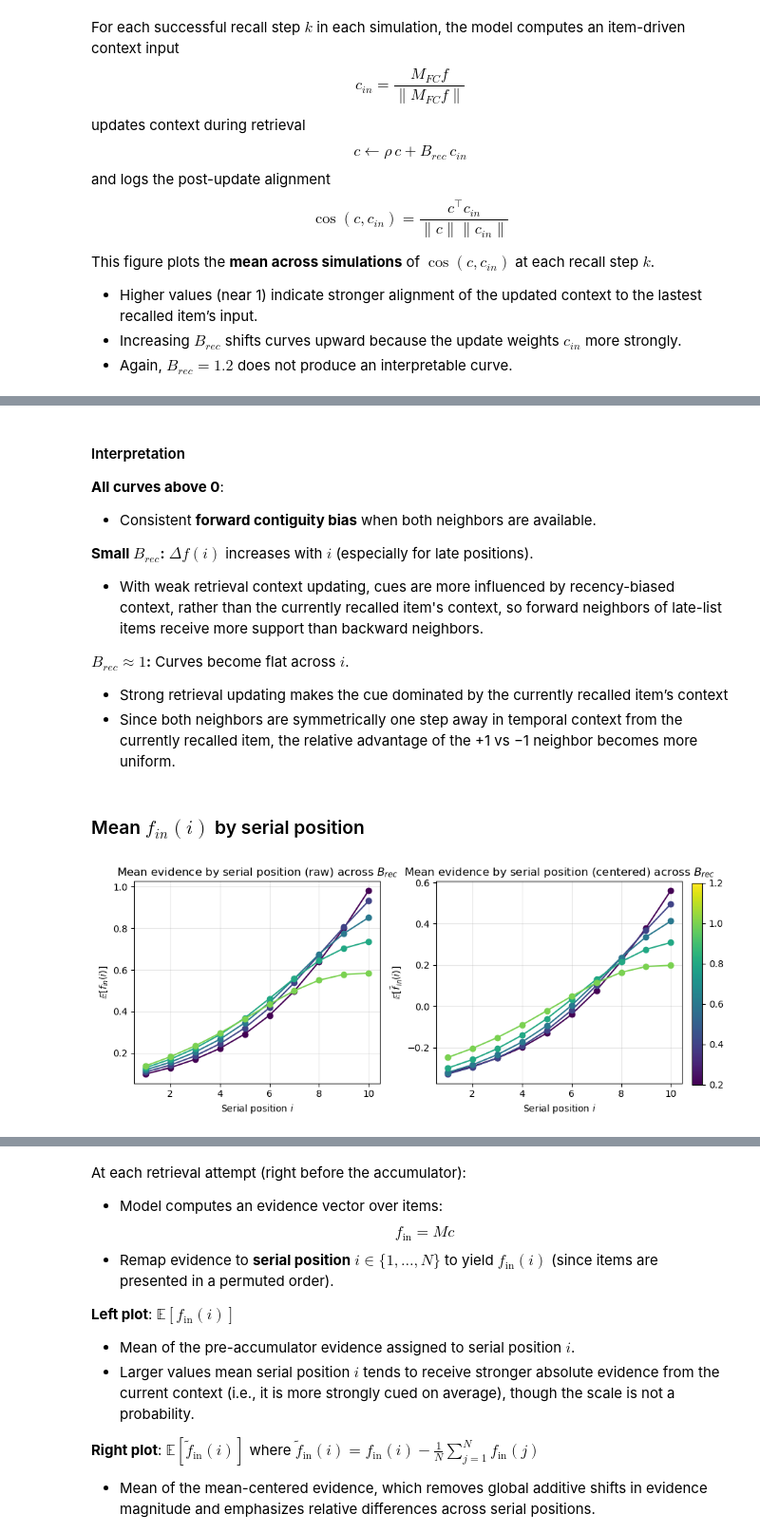
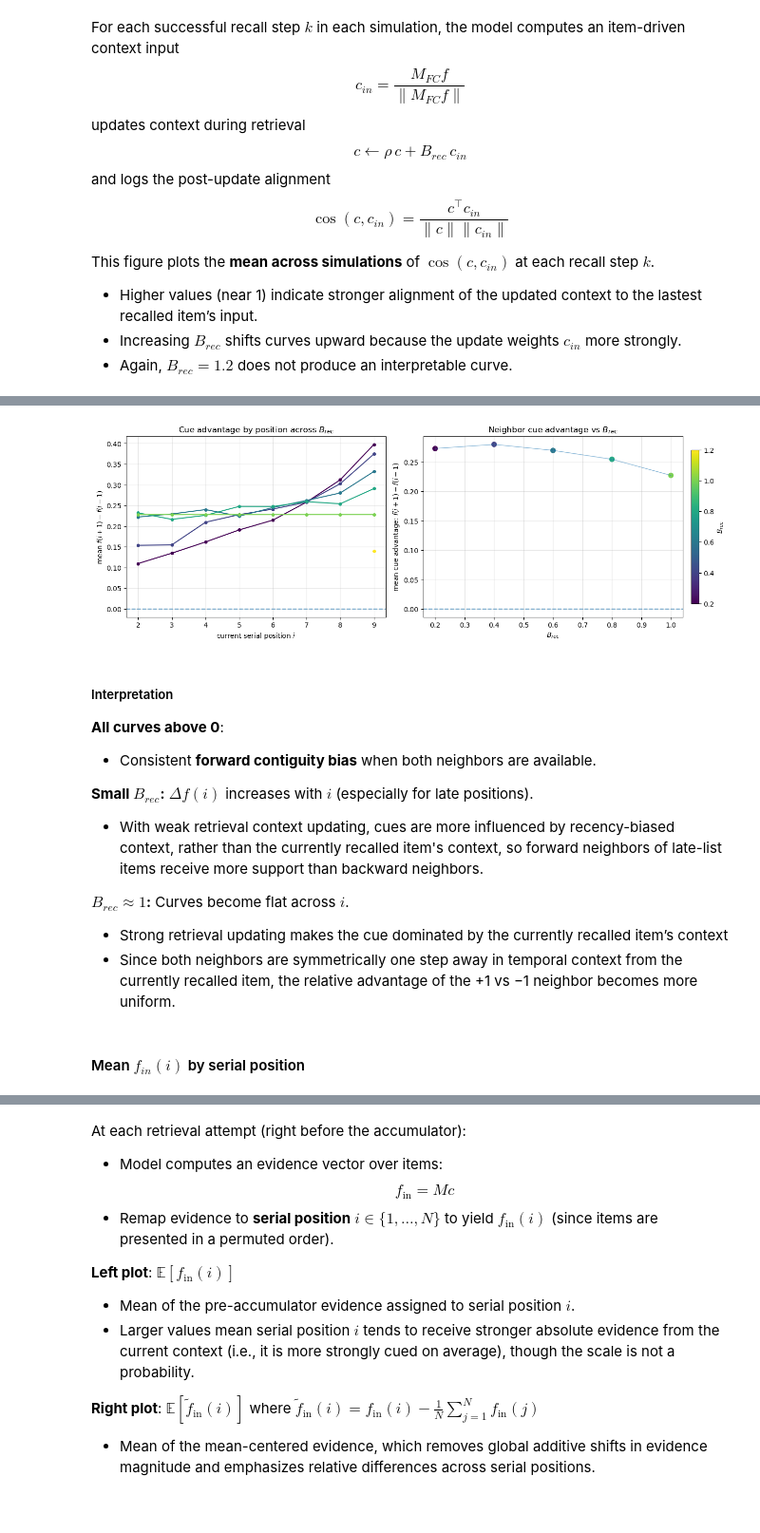
Before and after one commit to beaverjuly/PTSD_MemorySegmentation, a Jupyter notebook: external/CMR_SEM/CMR_MultiParameterSweep.ipynb, the cells around one changed output, grey strips where cells are left out. Shown at 95% size. Drawn from its saved outputs; the diff is of its cells as text; code cells hidden in the pictures; blank space fills up the shorter version.

```diff
--- a/external/CMR_SEM/CMR_MultiParameterSweep.ipynb
+++ b/external/CMR_SEM/CMR_MultiParameterSweep.ipynb
@@ -1832,5 +1973,9 @@ plot_neighbor_advantage_vs_param(
+# %%
+plot_cue_advantage_paired(sweep_B_rec, B_rec_grid, param_name=r"$B_{rec}$")
+# %% [output]
+[figure, added]
 # %% [markdown]
-#### Interpretation
+##### Interpretation
 
 **All curves above 0**:
 - Consistent **forward contiguity bias** when both neighbors are available.
@@ -1842,39 +1987,4 @@ plot_neighbor_advantage_vs_param(
 - Strong retrieval updating makes the cue dominated by the currently recalled item’s context
 - Since both neighbors are symmetrically one step away in temporal context from the currently recalled item, the relative advantage of the +1 vs −1 neighbor becomes more uniform.
 # %% [markdown]
-### Mean $f_{in}(i)$ by serial position
+#### Mean $f_{in}(i)$ by serial position
-# %%
-param_grid = np.asarray(B_rec_grid, dtype=float)
-colors, norm, cmap = make_sweep_colors(param_grid, cmap_name="viridis")
-serial_pos = np.arange(1, N+1)
-
-fig, axs = plt.subplots(1, 2, figsize=(10, 4), sharex=True)
-
-for B, color in zip(param_grid, colors):
-    ts = get_trace_sims(sweep_B_rec, B)
-
-    f_mean = mean_vector_over_sims(ts, "f_mean_by_pos")
-    f_centered = mean_vector_over_sims(ts, "f_mean_centered_by_pos")
-
-    axs[0].plot(serial_pos, f_mean, marker="o", color=color)
-    axs[1].plot(serial_pos, f_centered, marker="o", color=color)
-
-axs[0].set_title(r"Mean evidence by serial position (raw) across $B_{rec}$")
-axs[0].set_xlabel("Serial position $i$")
-axs[0].set_ylabel(r"$\mathbb{E}[f_{in}(i)]$")
-axs[0].grid(alpha=0.3)
-
-axs[1].set_title(r"Mean evidence by serial position (centered) across $B_{rec}$")
-axs[1].set_xlabel("Serial position $i$")
-axs[1].set_ylabel(r"$\mathbb{E}[\tilde f_{in}(i)]$")
-axs[1].grid(alpha=0.3)
-
-sm = mpl.cm.ScalarMappable(norm=norm, cmap=cmap)
-sm.set_array([])
-
-cax = fig.add_axes([0.9, 0.15, 0.015, 0.75])  # [left, bottom, width, height]
-cbar = fig.colorbar(sm, cax=cax)
-plt.tight_layout(rect=[0, 0, 0.9, 1])         # leave room on the right
-plt.show()
-# %% [output]
-[figure, removed]
```
Also changed, not shown: parts of 137 cells of this notebook.
